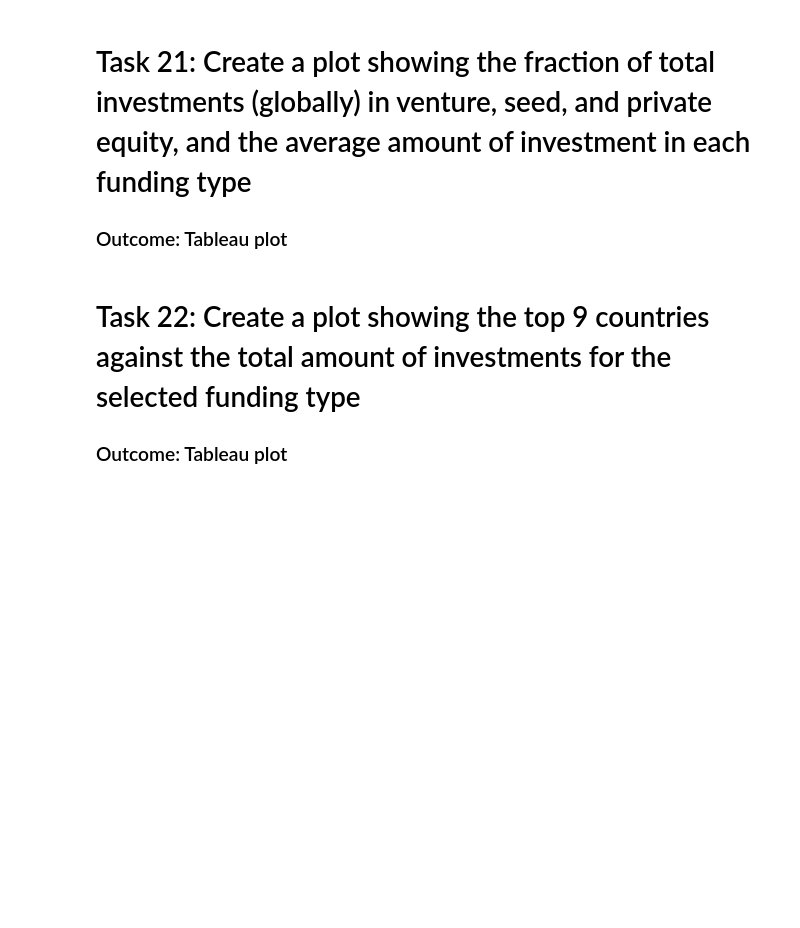
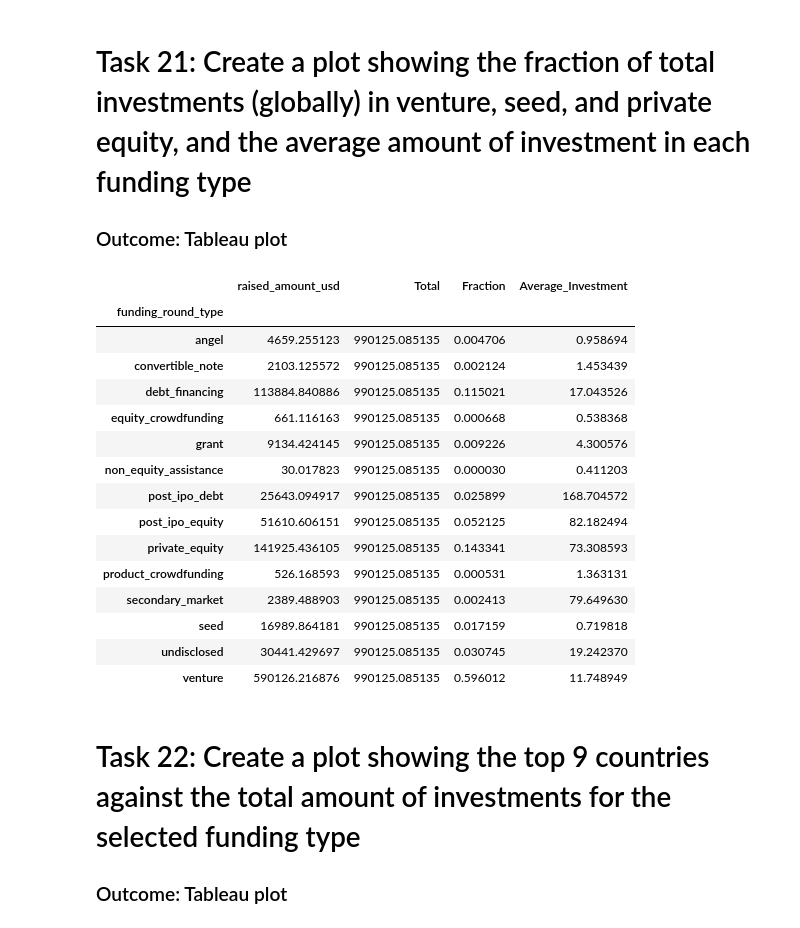
Before and after one commit to Nanditha-G-N/Machine-Learning-Case-Studies, a Jupyter notebook: investment-case-study_SR_AN.ipynb, the cells around one changed output. Saved outputs shown, nothing was run; the diff lists cells and outputs as text; code cells hidden in the pictures; blank space fills up the shorter version.

```diff
--- a/investment-case-study_SR_AN.ipynb
+++ b/investment-case-study_SR_AN.ipynb
@@ -301,13 +301,13 @@ Name: raised_amount_usd, dtype: float64
 # Task 18: Map each company's primary sector to one of the 8 main sectors defined in the mappings.csv
 ### Outcome: Merged data frame that maps the primary sector to the main sector
 # %%
-master_frame = master_frame[master_frame['country_code'].isin(['USA','GBR','IND'])]
-master_frame.country_code.unique()
+master_frame_venture = master_frame_venture[master_frame_venture['country_code'].isin(['USA','GBR','IND'])]
+master_frame_venture.country_code.unique()
 # %% [output]
 array(['IND', 'USA', 'GBR'], dtype=object)
 # %%
-master_frame["top_category"] = master_frame['category_list'].str.split("|", n = 1, expand = True)[0]
-master_frame.top_category.unique()
+master_frame_venture["top_category"] = master_frame_venture['category_list'].str.split("|", n = 1, expand = True)[0]
+master_frame_venture.top_category.unique()
 # %% [output]
 array(['Media', 'Analytics', 'Apps', 'Education', 'Curated Web',
        'Health Care', 'Software', 'Biotechnology', 'Enterprise Software',
@@ -402,7 +394,7 @@ df_mapping_list.columns
 Index(['category_list', 'sector'], dtype='object')
 # %%
 # merge Master dataframe to mapping list to map category to sector
-master_frame = pd.merge(master_frame, df_mapping_list, left_on = master_frame['top_category'].str.strip().str.lower(), right_on = df_mapping_list['category_list'].str.strip().str.lower(), how='left')
+master_frame_venture = pd.merge(master_frame_venture, df_mapping_list, left_on = master_frame_venture['top_category'].str.strip().str.lower(), right_on = df_mapping_list['category_list'].str.strip().str.lower(), how='left')
 # %%
 df_mapping_list.sector.unique()
 # %% [output]
@@ -436,5 +428,5 @@ master_frame[master_frame.sector.isnull()]
 | 30364 | retirement | /organization/shantiniketan-incor... | /funding-round/c6baca436fa8036092... | venture | NaN | 01-05-2011 | ... |
 | 36102 | adaptive equipment | /organization/velocomp | /funding-round/2cdceb89206aad240a... | venture | NaN | 09-09-2011 | ... |
 # %%
-master_frame.loc[pd.isnull(master_frame['sector']), ['sector']] = 'Blanks'
+master_frame_venture.loc[pd.isnull(master_frame_venture['sector']), ['sector']] = 'Blanks'
 # %%
@@ -628,3 +618,28 @@ master_frame_IND[master_frame_IND['sector']=='Social, Finance, Analytics, Advert
+# %%
+df_plot1 = pd.DataFrame(funding_grp.raised_amount_usd.sum()/1000000)
+df_plot1
+df_plot1["Total"] = master_frame.raised_amount_usd.sum()/1000000
+df_plot1["Fraction"]=df_plot1.raised_amount_usd/df_plot1.Total
+df_plot1["Average_Investment"]=funding_grp.raised_amount_usd.mean()/1000000
+df_plot1
+df_plot1.to_csv("plot1", sep=',', encoding='utf-8')
+# %% [output]
+|  | raised_amount_usd | Total | Fraction | Average_Investment |
+| funding_round_type |  |  |  |  |
+| angel | 4659.255123 | 990125.085135 | 0.004706 | 0.958694 |
+| convertible_note | 2103.125572 | 990125.085135 | 0.002124 | 1.453439 |
+| debt_financing | 113884.840886 | 990125.085135 | 0.115021 | 17.043526 |
+| equity_crowdfunding | 661.116163 | 990125.085135 | 0.000668 | 0.538368 |
+| grant | 9134.424145 | 990125.085135 | 0.009226 | 4.300576 |
+| non_equity_assistance | 30.017823 | 990125.085135 | 0.000030 | 0.411203 |
+| post_ipo_debt | 25643.094917 | 990125.085135 | 0.025899 | 168.704572 |
+| post_ipo_equity | 51610.606151 | 990125.085135 | 0.052125 | 82.182494 |
+| private_equity | 141925.436105 | 990125.085135 | 0.143341 | 73.308593 |
+| product_crowdfunding | 526.168593 | 990125.085135 | 0.000531 | 1.363131 |
+| secondary_market | 2389.488903 | 990125.085135 | 0.002413 | 79.649630 |
+| seed | 16989.864181 | 990125.085135 | 0.017159 | 0.719818 |
+| undisclosed | 30441.429697 | 990125.085135 | 0.030745 | 19.242370 |
+| venture | 590126.216876 | 990125.085135 | 0.596012 | 11.748949 |
 # %% [markdown]
 # Task 22: Create a plot showing the top 9 countries against the total amount of investments for the selected funding type
 ### Outcome: Tableau plot
```
Also changed, not shown: parts of 15 cells of this notebook, 4 other files.
